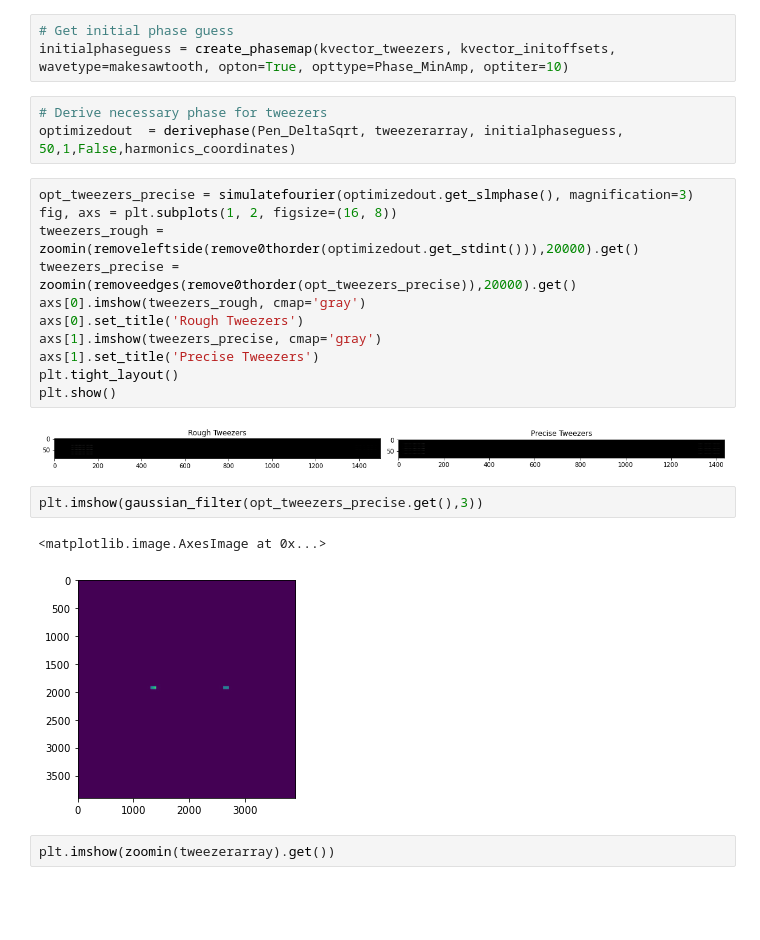
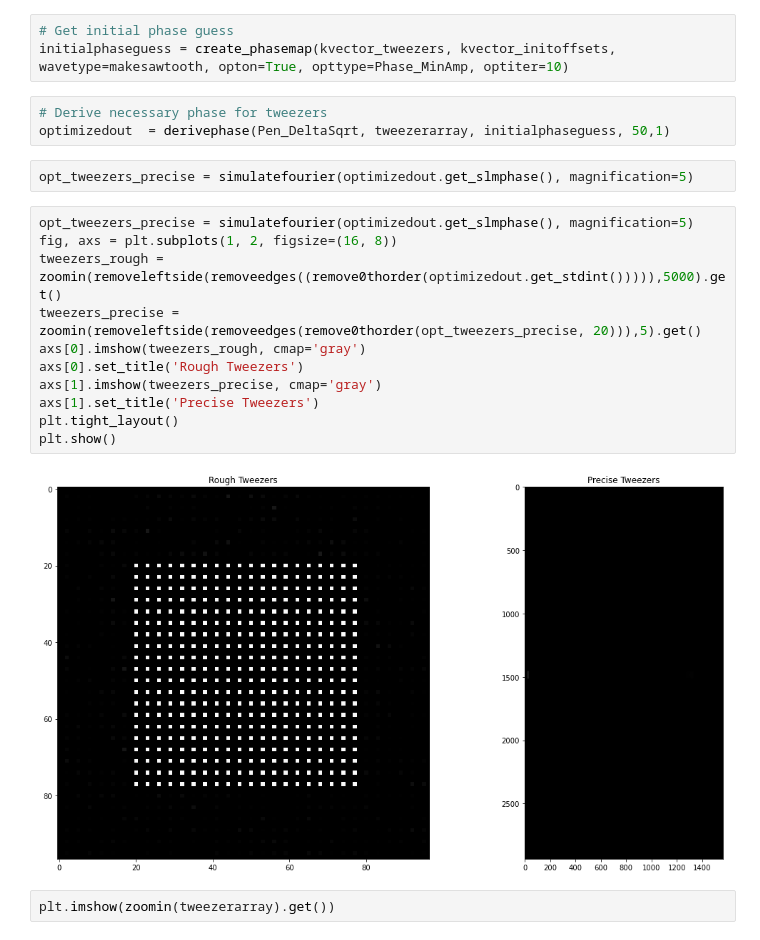
Before and after one commit to nsong03/Ultracold-Research, a Jupyter notebook: GWS-Summer2024/phasematching_aodpulse.ipynb, the cells around one changed output. Cells and saved outputs as stored; diff of their text form; blank space fills up the shorter version.

```diff
--- a/GWS-Summer2024/phasematching_aodpulse.ipynb
+++ b/GWS-Summer2024/phasematching_aodpulse.ipynb
@@ -868,25 +869,22 @@ kvector_initoffsets = Off_Calc(kvector_tweezers.get_magnitude(0), kvector_tweeze
 initialphaseguess = create_phasemap(kvector_tweezers, kvector_initoffsets, wavetype=makesawtooth, opton=True, opttype=Phase_MinAmp, optiter=10)
 # %%
 # Derive necessary phase for tweezers
-optimizedout  = derivephase(Pen_DeltaSqrt, tweezerarray, initialphaseguess, 50,1,False,harmonics_coordinates)
+optimizedout  = derivephase(Pen_DeltaSqrt, tweezerarray, initialphaseguess, 50,1)
+# %%
+opt_tweezers_precise = simulatefourier(optimizedout.get_slmphase(), magnification=5)
 # %%
-opt_tweezers_precise = simulatefourier(optimizedout.get_slmphase(), magnification=3)
+opt_tweezers_precise = simulatefourier(optimizedout.get_slmphase(), magnification=5)
 fig, axs = plt.subplots(1, 2, figsize=(16, 8))
-tweezers_rough = zoomin(removeleftside(remove0thorder(optimizedout.get_stdint())),20000).get()
-tweezers_precise =  zoomin(removeedges(remove0thorder(opt_tweezers_precise)),20000).get()
+tweezers_rough = zoomin(removeleftside(removeedges((remove0thorder(optimizedout.get_stdint())))),5000).get()
+tweezers_precise =  zoomin(removeleftside(removeedges(remove0thorder(opt_tweezers_precise, 20))),5).get()
 axs[0].imshow(tweezers_rough, cmap='gray')
 axs[0].set_title('Rough Tweezers')
 axs[1].imshow(tweezers_precise, cmap='gray')
 axs[1].set_title('Precise Tweezers')
 plt.tight_layout()
 plt.show()
 # %% [output]
-[figure, old version]
+[figure, new version]
-# %%
-plt.imshow(gaussian_filter(opt_tweezers_precise.get(),3))
-# %% [output]
-<matplotlib.image.AxesImage at 0x...>
-[figure, removed]
 # %%
 plt.imshow(zoomin(tweezerarray).get())
 # %% [output]
```
Also changed, not shown: parts of 1 cell of this notebook, 2 other files.
